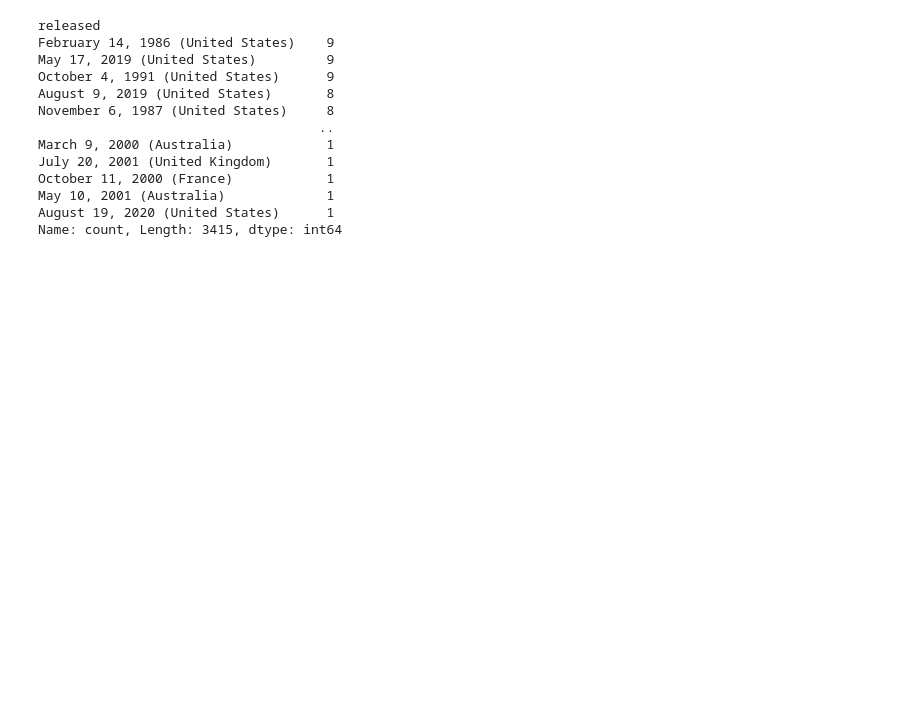
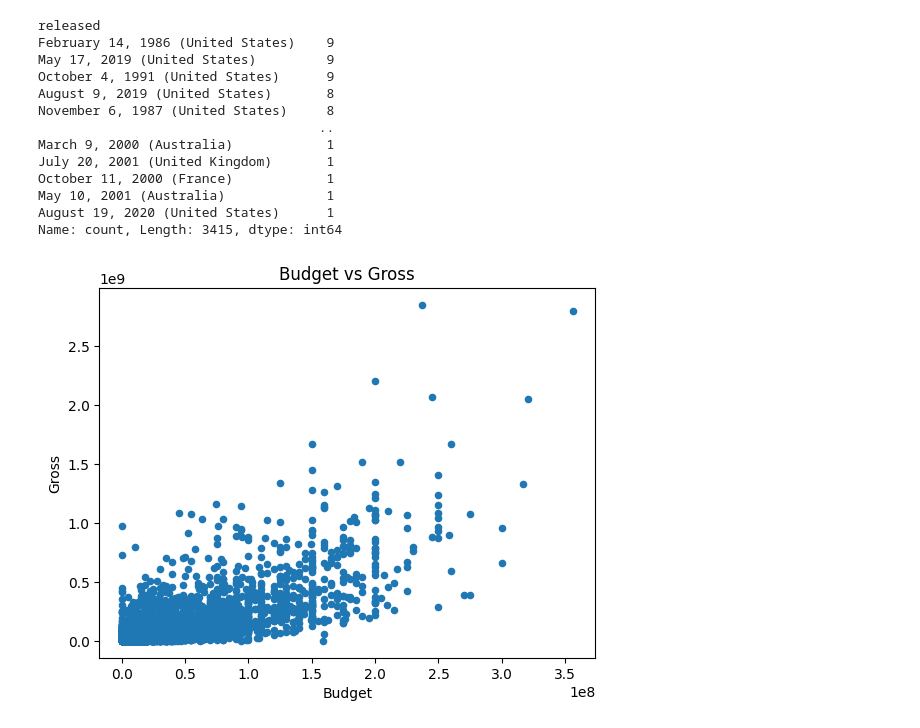
Before and after one commit to shreyash-jais-02/movies-analysis, a Jupyter notebook: Movie.ipynb, the cells around one changed output. Saved outputs shown, nothing was run; the diff lists cells and outputs as text; code cells hidden in the pictures; blank space fills up the shorter version.

Commit message:
Update Movie.ipynb
Added budget vs gross scatter plot

```diff
--- a/Movie.ipynb
+++ b/Movie.ipynb
@@ -110,3 +110,11 @@ October 11, 2000 (France)            1
 May 10, 2001 (Australia)             1
 August 19, 2020 (United States)      1
 Name: count, Length: 3415, dtype: int64
+# %%
+movie_data.plot.scatter(x='budget', y='gross')
+plt.title('Budget vs Gross')
+plt.xlabel('Budget')
+plt.ylabel('Gross')
+plt.show()
+# %% [output]
+[figure, added]
```
